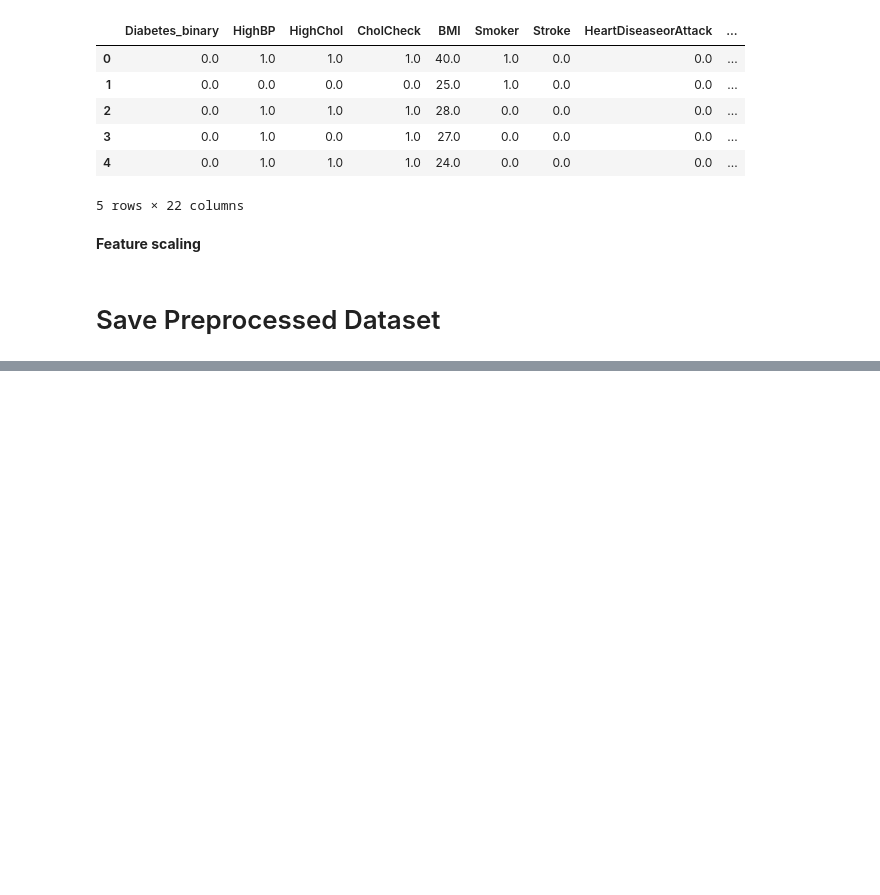
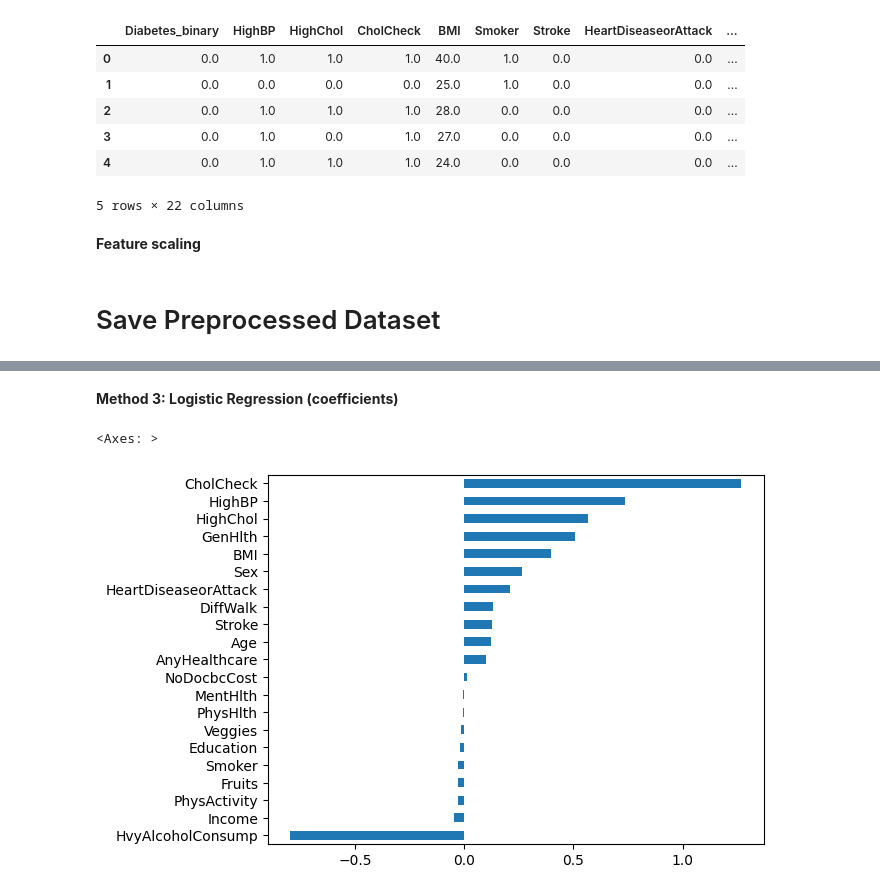
Before and after one commit to ayyan-aslam/Diabetes-Indicator-Project, a Jupyter notebook: diabetes-project.ipynb, the cells around one changed output, grey strips where cells are left out. Cells and saved outputs as stored; diff of their text form; code cells hidden in the pictures; blank space fills up the shorter version.

```diff
--- a/diabetes-project.ipynb
+++ b/diabetes-project.ipynb
@@ -238,0 +282,12 @@ df.to_csv("diabetes_preprocessed.csv", index=False)
+# %% [markdown]
+**Method 3: Logistic Regression (coefficients)**
+# %%
+from sklearn.linear_model import LogisticRegression
+
+model = LogisticRegression(max_iter=1000)
+model.fit(X, y)
+
+pd.Series(model.coef_[0], index=X.columns).sort_values().plot(kind='barh')
+# %% [output]
+<Axes: >
+[figure, added]
```
Also changed, not shown: parts of 34 cells of this notebook.
